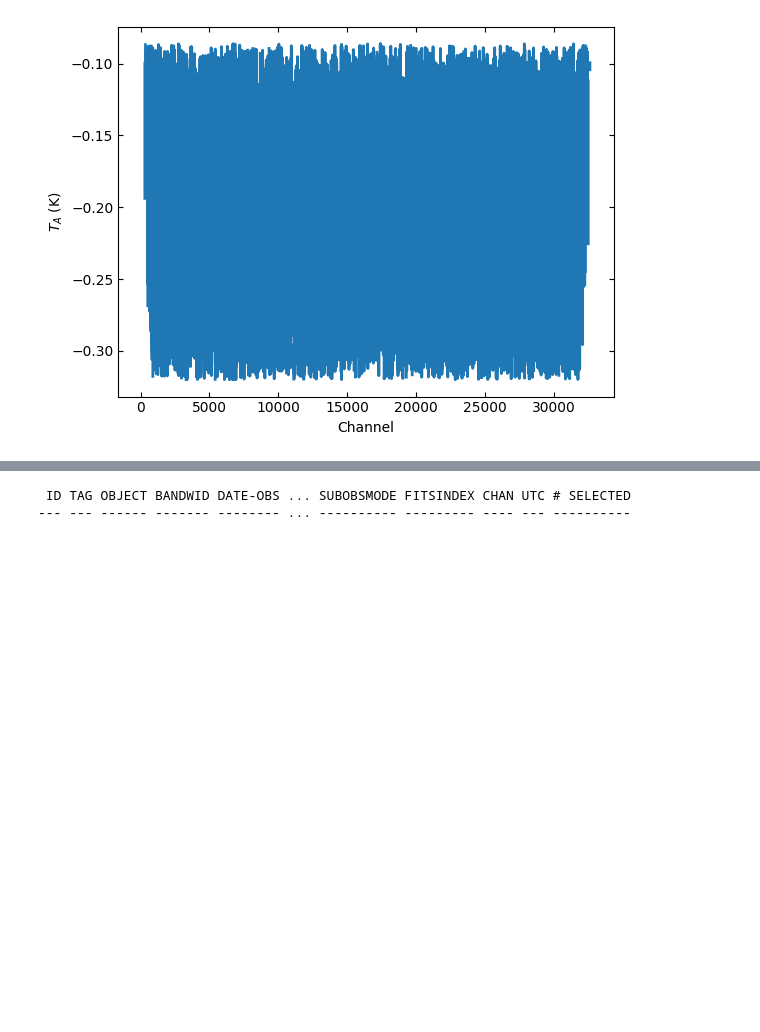
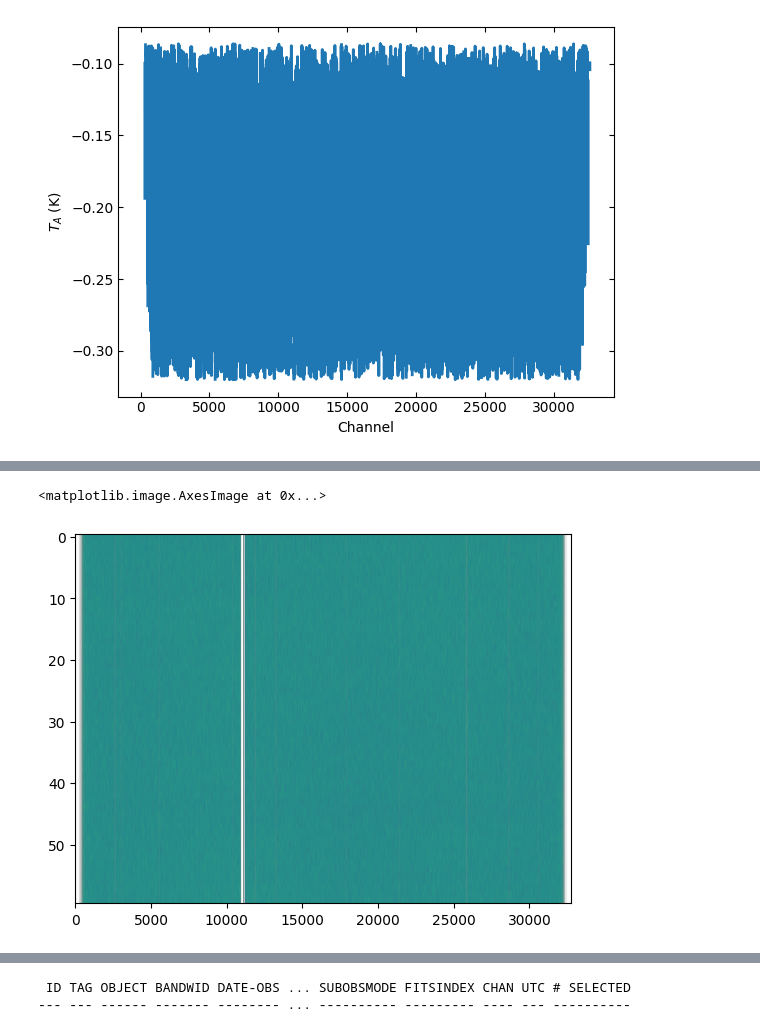
Before and after one commit to swapnaneeldey/GBT_HI_DR_Dysh_Blue_blobs24B, a Jupyter notebook: HI_trial_part3.ipynb, the cells around one changed output, grey strips where cells are left out. Cells and saved outputs as stored; diff of their text form; code cells hidden in the pictures; blank space fills up the shorter version.

```diff
--- a/HI_trial_part3.ipynb
+++ b/HI_trial_part3.ipynb
@@ -193,0 +253,6 @@ sa [0. 0. 0. ... 0. 0. 0.]
+# %%
+plt.figure()
+plt.imshow(scan_10[0]._calibrated, aspect='auto')
+# %% [output]
+<matplotlib.image.AxesImage at 0x...>
+[figure, added]
```
Also changed, not shown: parts of 13 cells of this notebook.
